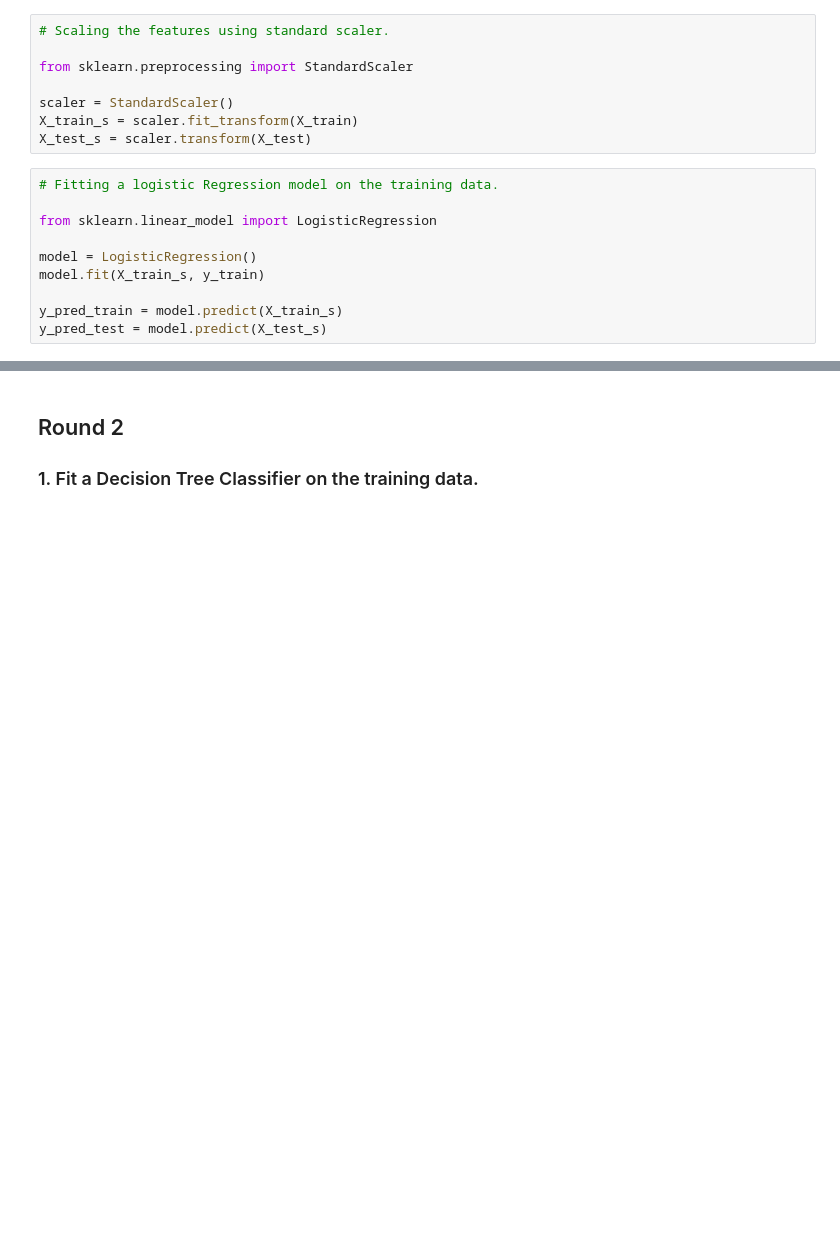
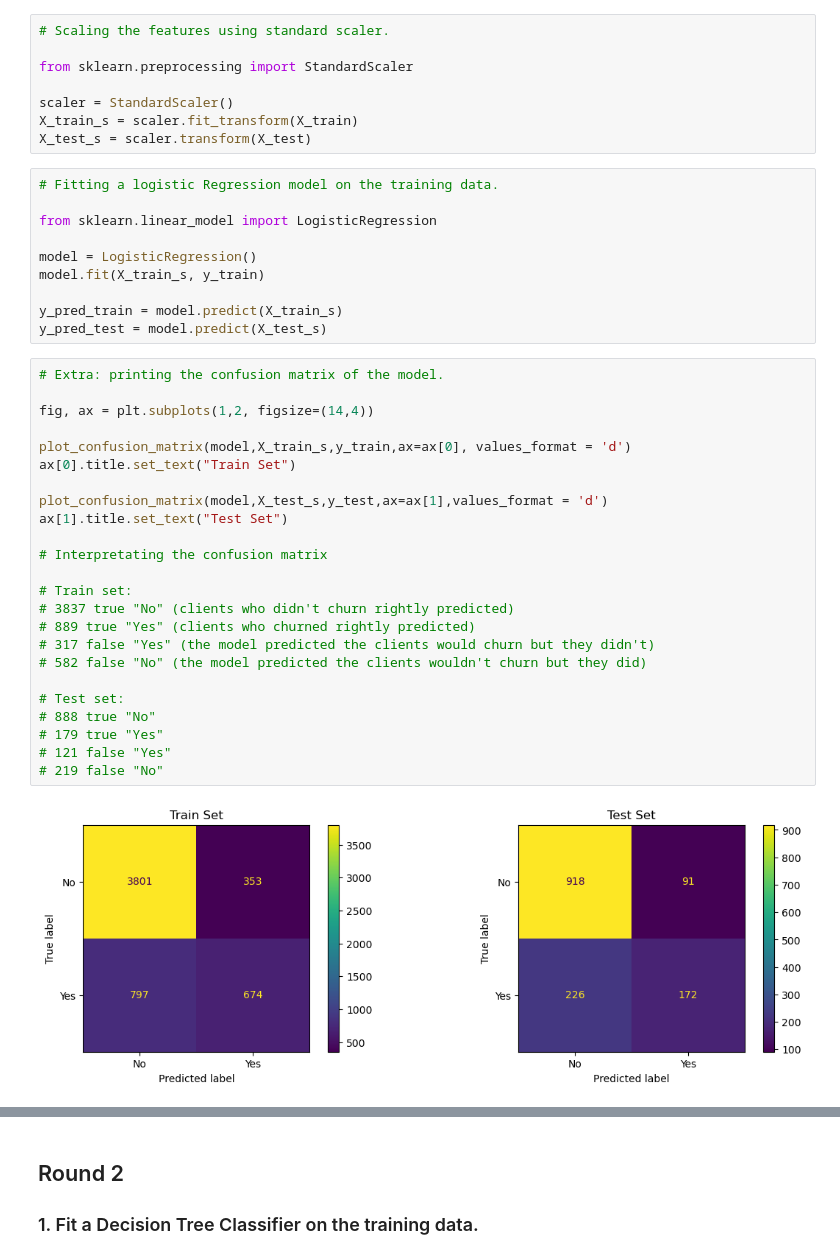
Before and after one commit to ericanna/Lab_Classification-Handling-Imbalanced-Data, a Jupyter notebook: Lab_Classification-Handling-Imbalanced-Data.ipynb, the cells around one changed output, grey strips where cells are left out. Cells and saved outputs as stored; diff of their text form; blank space fills up the shorter version.

Commit message:
Extras

```diff
--- a/Lab_Classification-Handling-Imbalanced-Data.ipynb
+++ b/Lab_Classification-Handling-Imbalanced-Data.ipynb
@@ -141,3 +141,29 @@ model.fit(X_train_s, y_train)
 
 y_pred_train = model.predict(X_train_s)
 y_pred_test = model.predict(X_test_s)
+# %%
+# Extra: printing the confusion matrix of the model.
+
+fig, ax = plt.subplots(1,2, figsize=(14,4))
+
+plot_confusion_matrix(model,X_train_s,y_train,ax=ax[0], values_format = 'd')
+ax[0].title.set_text("Train Set")
+
+plot_confusion_matrix(model,X_test_s,y_test,ax=ax[1],values_format = 'd')
+ax[1].title.set_text("Test Set")
+
+# Interpretating the confusion matrix
+
+# Train set:
+# 3837 true "No" (clients who didn't churn rightly predicted)
+# 889 true "Yes" (clients who churned rightly predicted)
+# 317 false "Yes" (the model predicted the clients would churn but they didn't)
+# 582 false "No" (the model predicted the clients wouldn't churn but they did)
+
+# Test set:
+# 888 true "No"
+# 179 true "Yes"
+# 121 false "Yes"
+# 219 false "No"
+# %% [output]
+[figure, added]
```
Also changed, not shown: parts of 4 cells of this notebook.
